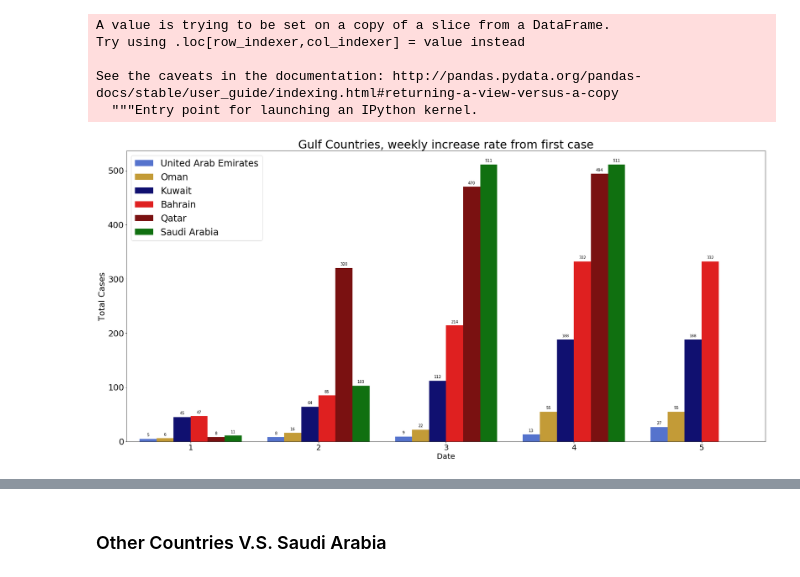
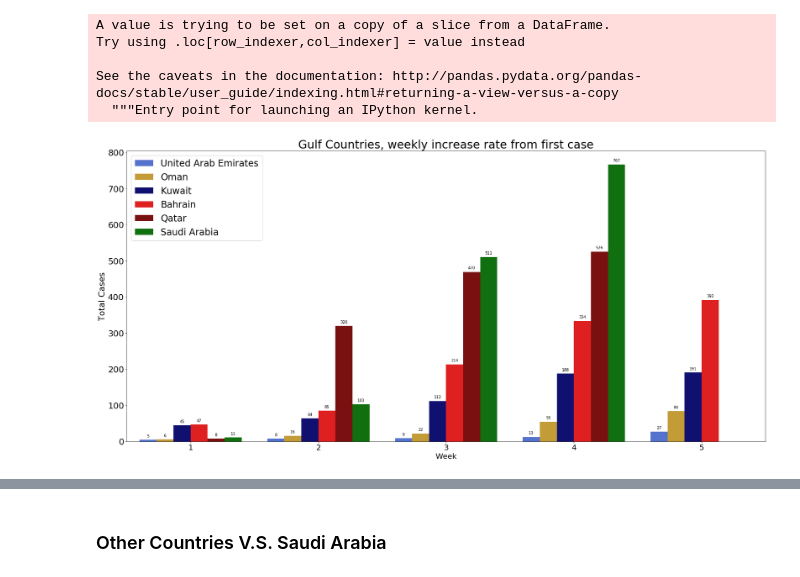
Before and after one commit to MohammedAlawami/corona-data-challenge, a Jupyter notebook: Notebooks/coronavirus_analysis.ipynb, the cells around one changed output, grey strips where cells are left out. Cells and saved outputs as stored; diff of their text form; code cells hidden in the pictures.

```diff
--- a/Notebooks/coronavirus_analysis.ipynb
+++ b/Notebooks/coronavirus_analysis.ipynb
@@ -26,10 +25,14 @@ with open('../data/time_series-ncov-Death.csv', 'wb') as f:
 # %% [markdown]
 ## Reading and organizing the dataset
 # %%
-corona_cases = pd.read_csv('../data/time_series-ncov-Confirmed.csv', parse_dates=['Date'], skiprows=[1])
-corona_cases = corona_cases.rename(columns={"Province/State": "province", "Country/Region": "location", "Date": "date", "Value": "total_cases"})
+corona_cases = pd.read_csv('../data/time_series_covid19_confirmed_global.csv')
+corona_cases = corona_cases.rename(columns={"Province/State": "province", "Country/Region": "location"})
 corona_cases = corona_cases.fillna(0)
 corona_cases.location[corona_cases.location == 'US'] = 'United States of America'
+# Change from wide form to narrow
+corona_cases = corona_cases.melt(id_vars=['province', 'location', 'Lat', 'Long'], var_name='date', value_name="total_cases")
+corona_cases['date'] = pd.to_datetime(corona_cases['date'])
+
 corona_cases = corona_cases[corona_cases.total_cases > 0]
 corona_cases = corona_cases.sort_values(['date', 'total_cases'])
 corona_cases.head()
@@ -334,27 +356,30 @@ See the caveats in the documentation: http://pandas.pydata.org/pandas-docs/stabl
 # %%
 weekly = gulf_countries.sort_values("date").drop_duplicates(subset =['location', 'week'], keep = 'last')
 # %%
+# If I use here catplot() it will be clearer
+
+
 plt.figure(figsize = (30, 14))
 plt.title('Gulf Countries, weekly increase rate from first case', fontsize=30)
 
 palette = {
     'United Arab Emirates': 'royalblue',
     'Kuwait': 'navy',
     'Bahrain': 'r',
     'Saudi Arabia': 'green',
     'Oman': 'goldenrod',
     'Qatar': 'darkred'
 }
 ax = sns.barplot(x="week", y="total_cases", hue="location", ci=None,  data=weekly[weekly['week'] < 6], palette=palette)
 
 plt.xticks(fontsize =20)
 plt.yticks(fontsize =22)
 
-plt.xlabel('Date', fontsize =20)
+plt.xlabel('Week', fontsize =20)
 plt.ylabel('Total Cases', fontsize =22)
 plt.legend(fontsize=24)
 
 for p in ax.patches:
     ax.annotate(format(p.get_height(), '.0f'), (p.get_x() + p.get_width() / 2., p.get_height()), ha = 'center', va = 'center', xytext = (0, 10), textcoords = 'offset points')
 # %% [output]
-[figure, old version]
+[figure, new version]
```
Also changed, not shown: parts of 44 cells of this notebook, 5 other files.
